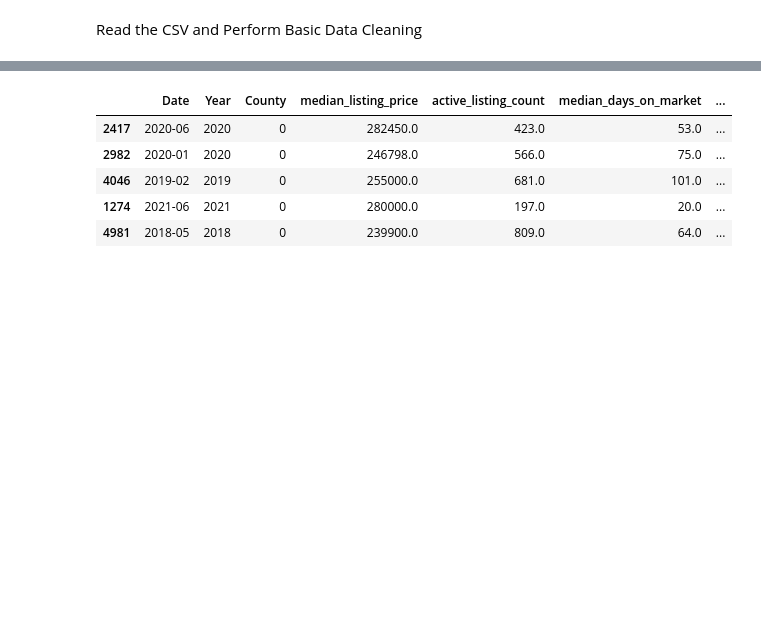
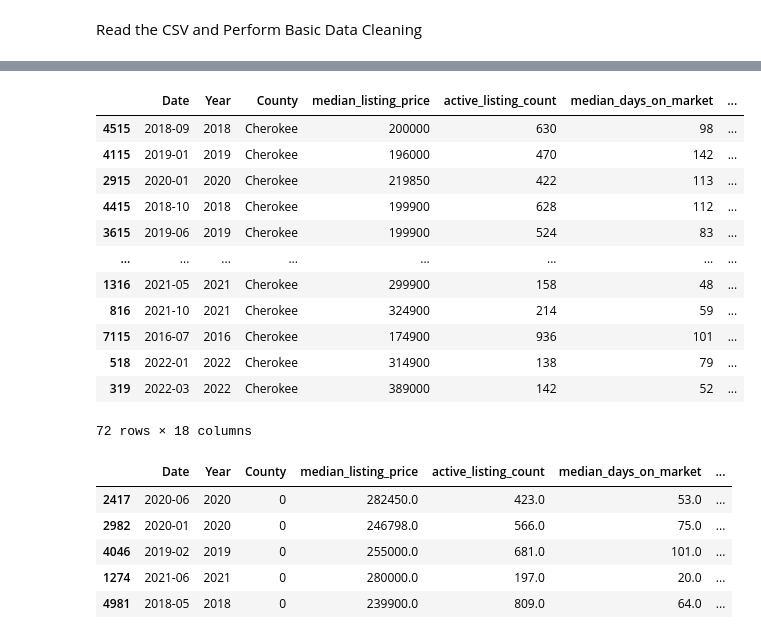
Before and after one commit to ksommerdorf/FinalProject, a Jupyter notebook: notebook/balanced_random_forest_classifier_3classes_week3.ipynb, the cells around one changed output, grey strips where cells are left out. Drawn from its saved outputs; the diff is of its cells as text; code cells hidden in the pictures; blank space fills up the shorter version.

```diff
--- a/notebook/balanced_random_forest_classifier_3classes_week3.ipynb
+++ b/notebook/balanced_random_forest_classifier_3classes_week3.ipynb
@@ -43,3 +47,19 @@ df.head()
+# %%
+df.query('County == "Cherokee"')
+# %% [output]
+|  | Date | Year | County | median_listing_price | active_listing_count | median_days_on_market | ... |
+| 4515 | 2018-09 | 2018 | Cherokee | 200000 | 630 | 98 | ... |
+| 4115 | 2019-01 | 2019 | Cherokee | 196000 | 470 | 142 | ... |
+| 2915 | 2020-01 | 2020 | Cherokee | 219850 | 422 | 113 | ... |
+| 4415 | 2018-10 | 2018 | Cherokee | 199900 | 628 | 112 | ... |
+| 3615 | 2019-06 | 2019 | Cherokee | 199900 | 524 | 83 | ... |
+| ... | ... | ... | ... | ... | ... | ... | ... |
+| 1316 | 2021-05 | 2021 | Cherokee | 299900 | 158 | 48 | ... |
+| 816 | 2021-10 | 2021 | Cherokee | 324900 | 214 | 59 | ... |
+| 7115 | 2016-07 | 2016 | Cherokee | 174900 | 936 | 101 | ... |
+| 518 | 2022-01 | 2022 | Cherokee | 314900 | 138 | 79 | ... |
+| 319 | 2022-03 | 2022 | Cherokee | 389000 | 142 | 52 | ... |
+72 rows × 18 columns
 # %%
 # convert county names to numbers ,dictionary of county names with values
 county_names = df.County.unique()
```
Also changed, not shown: parts of 31 cells of this notebook, 3 other files.
